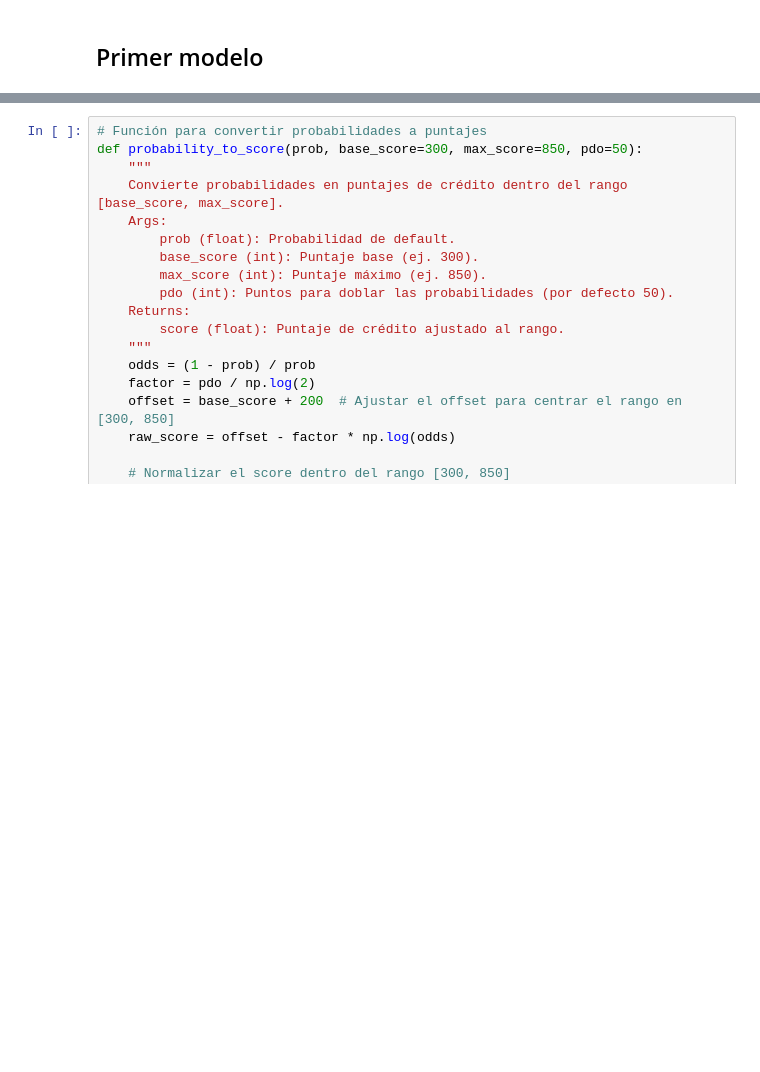
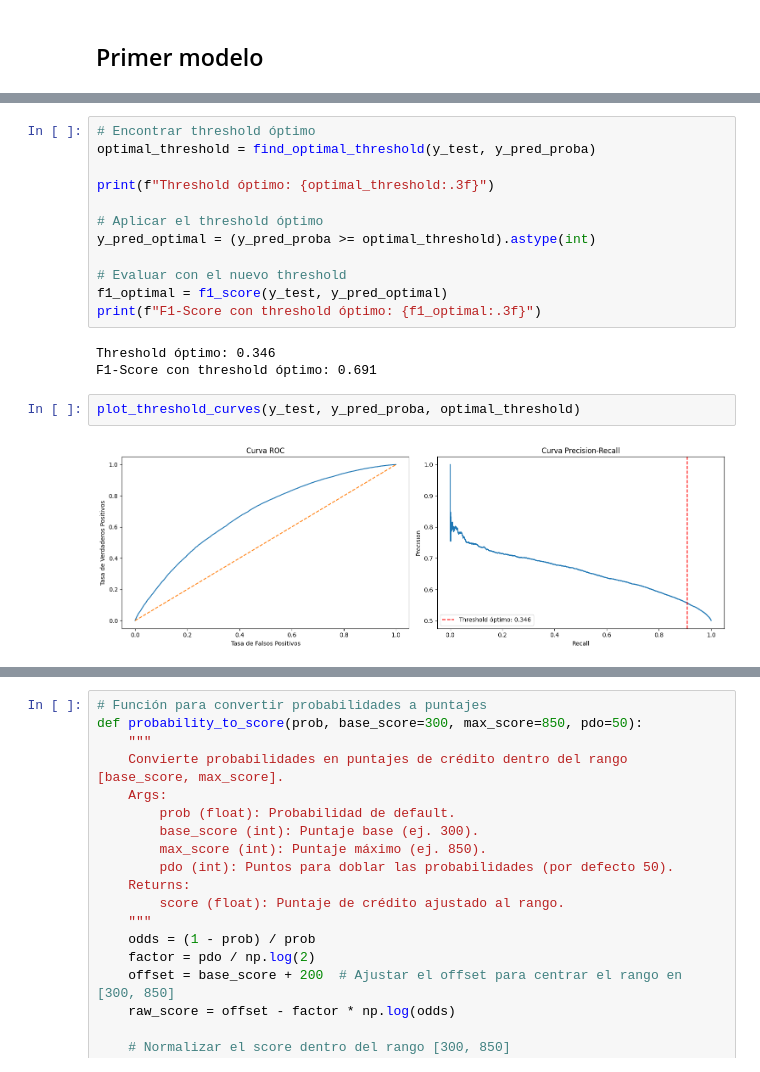
Before and after one commit to aleuse/rna_trabajo2_riesgo_crediticio, a Jupyter notebook: notebooks/2_modelado.ipynb, the cells around one changed output, grey strips where cells are left out. Cells and saved outputs as stored; diff of their text form; blank space fills up the shorter version.

```diff
--- a/notebooks/2_modelado.ipynb
+++ b/notebooks/2_modelado.ipynb
@@ -142,0 +272,19 @@ weighted avg       0.97      0.97      0.97    114922
+# %%
+# Encontrar threshold óptimo
+optimal_threshold = find_optimal_threshold(y_test, y_pred_proba)
+
+print(f"Threshold óptimo: {optimal_threshold:.3f}")
+
+# Aplicar el threshold óptimo
+y_pred_optimal = (y_pred_proba >= optimal_threshold).astype(int)
+
+# Evaluar con el nuevo threshold
+f1_optimal = f1_score(y_test, y_pred_optimal)
+print(f"F1-Score con threshold óptimo: {f1_optimal:.3f}")
+# %% [output]
+Threshold óptimo: 0.346
+F1-Score con threshold óptimo: 0.691
+# %%
+plot_threshold_curves(y_test, y_pred_proba, optimal_threshold)
+# %% [output]
+[figure, added]
```
Also changed, not shown: parts of 144 cells of this notebook, 10 other files.
